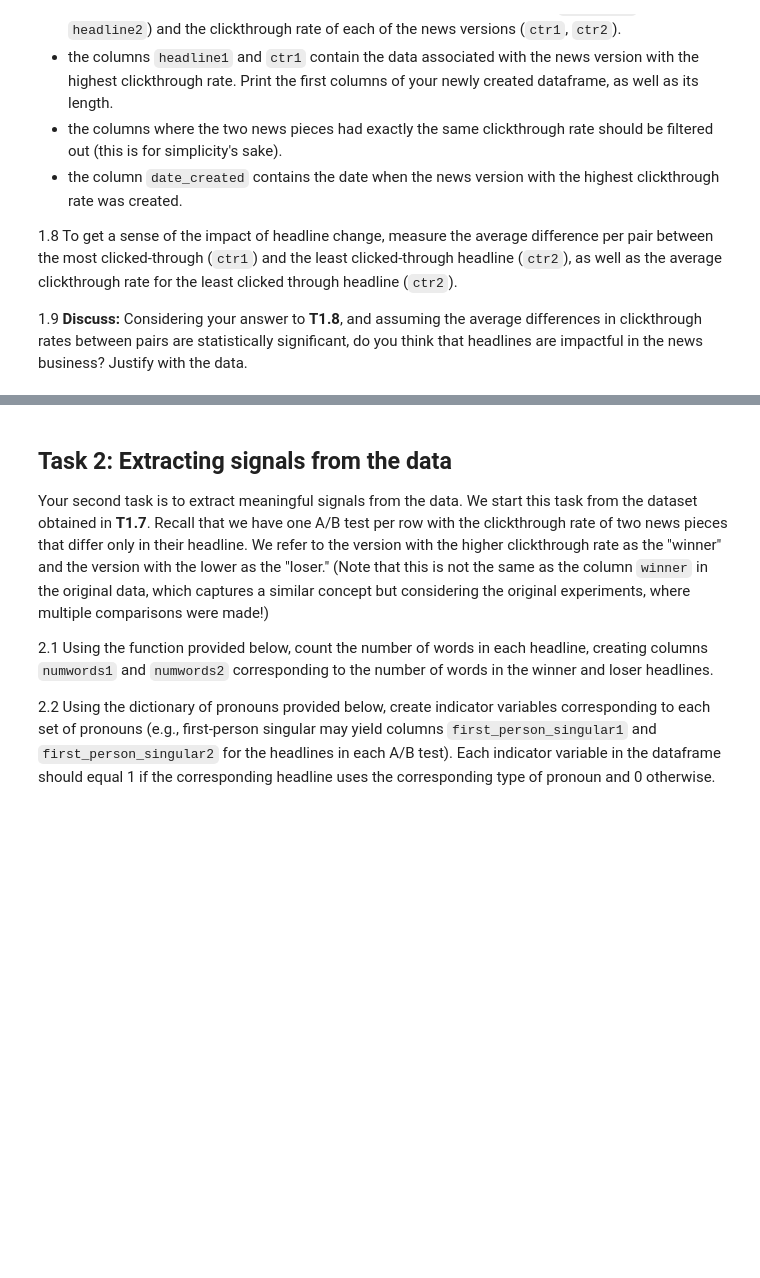
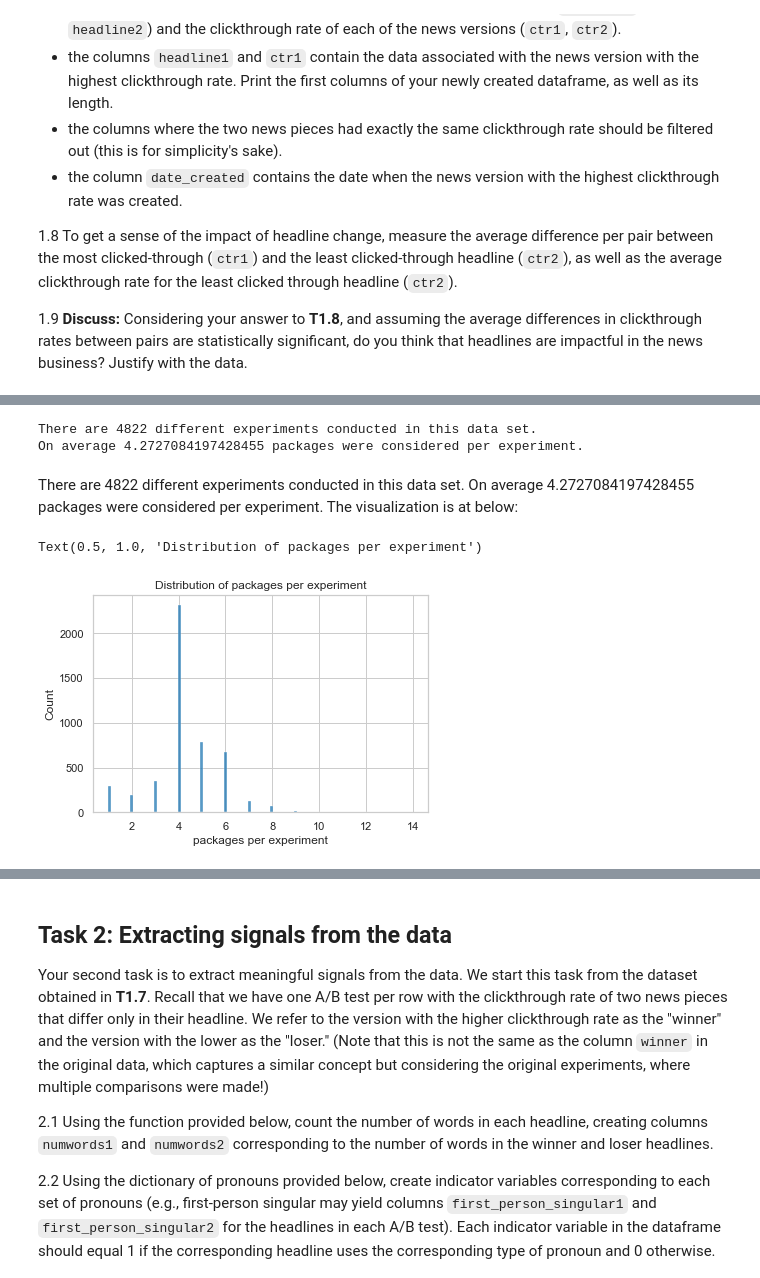
Before and after one commit to PeterYYZhang/2022, a Jupyter notebook: Homework/01 - Pandas Data Wrangling and Data Viz/hw1.ipynb, the cells around one changed output, grey strips where cells are left out. Drawn from its saved outputs; the diff is of its cells as text; code cells hidden in the pictures; blank space fills up the shorter version.

```diff
--- a/Homework/01 - Pandas Data Wrangling and Data Viz/hw1.ipynb
+++ b/Homework/01 - Pandas Data Wrangling and Data Viz/hw1.ipynb
@@ -136,3 +136,6 @@ Create a dataset where:
 1.8 To get a sense of the impact of headline change, measure the average difference per pair between the most clicked-through (`ctr1`) and the least clicked-through headline (`ctr2`), as well as the average clickthrough rate for the least clicked through headline (`ctr2`).
 
 1.9 **Discuss:** Considering your answer to **T1.8**, and assuming the average differences in clickthrough rates between pairs are statistically significant, do you think that headlines are impactful in the news business? Justify with the data.
+# %%
+# define some names
+data_path_root = './data/'
@@ -138,0 +150,4 @@ Create a dataset where:
+# %%
+# for style of plots
+sns.set_context("notebook")
+sns.set_palette("tab10")
@@ -138,0 +156,4 @@ Create a dataset where:
+# %%
+data_path = os.path.join(data_path_root, 'upworthy.csv.gz')
+data = pd.read_csv(data_path, compression='gzip')
+data.head()
@@ -138,0 +169,22 @@ Create a dataset where:
+# %%
+experiments = data['clickability_test_id'].drop_duplicates()
+num_of_experiments = len(experiments)
+print(f'There are {num_of_experiments} different experiments conducted in this data set.')
+num_of_packages = data.shape[0]
+avg_pkg_per_exp = num_of_packages / num_of_experiments
+print(f'On average {avg_pkg_per_exp} packages were considered per experiment.')
+# %% [output]
+There are 4822 different experiments conducted in this data set.
+On average 4.2727084197428455 packages were considered per experiment.
+# %% [markdown]
+There are 4822 different experiments conducted in this data set.
+On average 4.2727084197428455 packages were considered per experiment.
+The visualization is at below:
+# %%
+for_distribution = data.groupby('clickability_test_id').count()
+sns.histplot(data=for_distribution['created_at'], bins=100)
+plt.xlabel('packages per experiment')
+plt.title('Distribution of packages per experiment')
+# %% [output]
+Text(0.5, 1.0, 'Distribution of packages per experiment')
+[figure, added]
```
Also changed, not shown: parts of 13 cells of this notebook, 1 other file.
